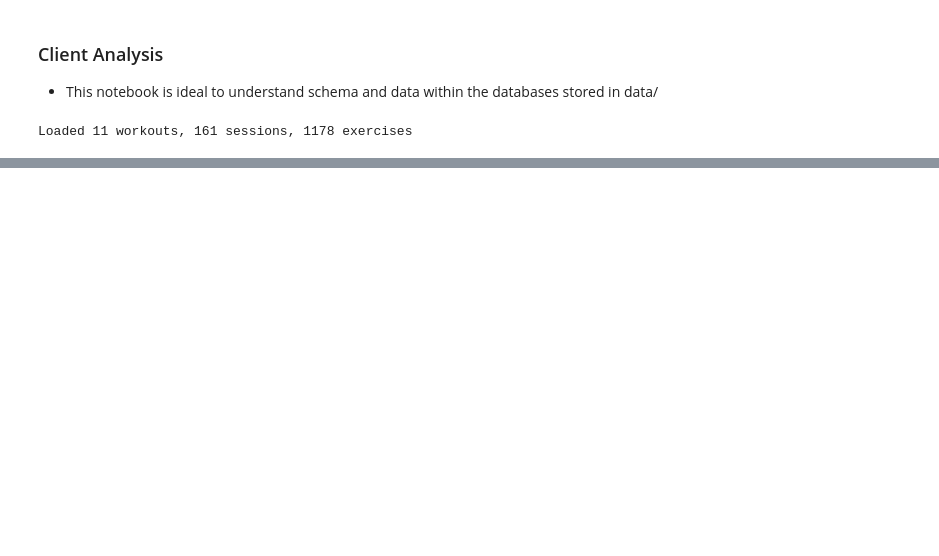
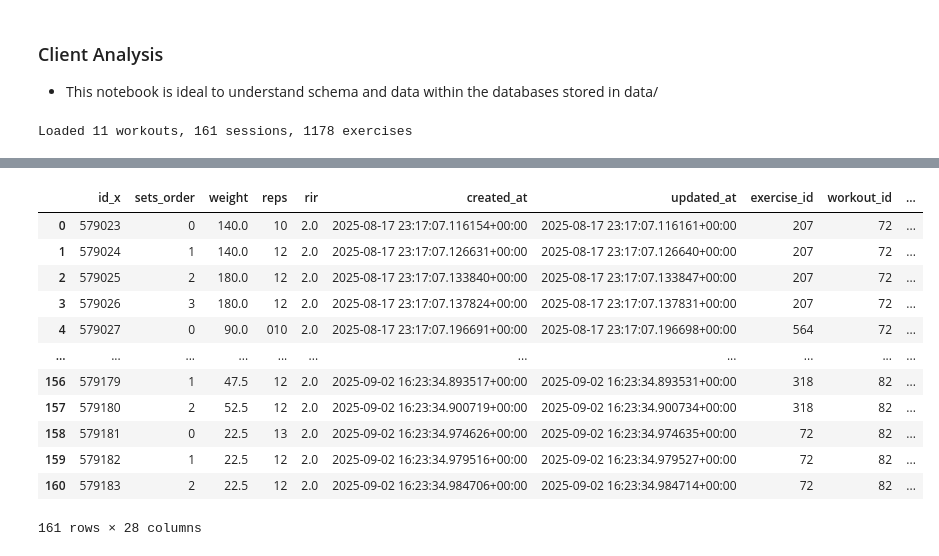
Before and after one commit to ddiaz1126/FibuWorkoutChat, a Jupyter notebook: notebooks/client_anaylsis.ipynb, the cells around one changed output, grey strips where cells are left out. Cells and saved outputs as stored; diff of their text form; code cells hidden in the pictures; blank space fills up the shorter version.

```diff
--- a/notebooks/client_anaylsis.ipynb
+++ b/notebooks/client_anaylsis.ipynb
@@ -23,0 +319,3 @@ Loaded 11 workouts, 161 sessions, 1178 exercises
+# %%
+# Remove Uneeded Columns
+sessions_df = sessions.drop(columns=['heart_rate', 'client_notes', 'trainer_notes'])
@@ -23,0 +364,18 @@ Loaded 11 workouts, 161 sessions, 1178 exercises
+# %%
+# Merge sessions with exercise data on exercise_id
+sessions_enriched = sessions_df.merge(
+    exercises[['id', 'name', 'muscle_group', 'equipment', 'complexity_level',
+               'contraindications', 'fatigue_level', 'joint_emphasis',
+               'movement_type', 'plane_of_motion', 'risk_level']],
+    left_on='exercise_id',
+    right_on='id',
+    how='left'
+)
+
+# Drop the redundant 'id' column from exercises
+# sessions_enriched = sessions_enriched.drop('id', axis=1)
+
+print(f"✅ Enriched sessions: {len(sessions_enriched)} rows")
+print(f"Columns added: {sessions_enriched.columns.tolist()}")
+print(f"\nSample data:")
+print(sessions_enriched[['exercise_id', 'name', 'muscle_group', 'equipment']].head())
@@ -23,0 +393,16 @@ Loaded 11 workouts, 161 sessions, 1178 exercises
+# %%
+sessions_enriched
+# %% [output]
+|  | id_x | sets_order | weight | reps | rir | created_at | updated_at | exercise_id | workout_id | ... |
+| 0 | 579023 | 0 | 140.0 | 10 | 2.0 | 2025-08-17 23:17:07.116154+00:00 | 2025-08-17 23:17:07.116161+00:00 | 207 | 72 | ... |
+| 1 | 579024 | 1 | 140.0 | 12 | 2.0 | 2025-08-17 23:17:07.126631+00:00 | 2025-08-17 23:17:07.126640+00:00 | 207 | 72 | ... |
+| 2 | 579025 | 2 | 180.0 | 12 | 2.0 | 2025-08-17 23:17:07.133840+00:00 | 2025-08-17 23:17:07.133847+00:00 | 207 | 72 | ... |
+| 3 | 579026 | 3 | 180.0 | 12 | 2.0 | 2025-08-17 23:17:07.137824+00:00 | 2025-08-17 23:17:07.137831+00:00 | 207 | 72 | ... |
+| 4 | 579027 | 0 | 90.0 | 010 | 2.0 | 2025-08-17 23:17:07.196691+00:00 | 2025-08-17 23:17:07.196698+00:00 | 564 | 72 | ... |
+| ... | ... | ... | ... | ... | ... | ... | ... | ... | ... | ... |
+| 156 | 579179 | 1 | 47.5 | 12 | 2.0 | 2025-09-02 16:23:34.893517+00:00 | 2025-09-02 16:23:34.893531+00:00 | 318 | 82 | ... |
+| 157 | 579180 | 2 | 52.5 | 12 | 2.0 | 2025-09-02 16:23:34.900719+00:00 | 2025-09-02 16:23:34.900734+00:00 | 318 | 82 | ... |
+| 158 | 579181 | 0 | 22.5 | 13 | 2.0 | 2025-09-02 16:23:34.974626+00:00 | 2025-09-02 16:23:34.974635+00:00 | 72 | 82 | ... |
+| 159 | 579182 | 1 | 22.5 | 12 | 2.0 | 2025-09-02 16:23:34.979516+00:00 | 2025-09-02 16:23:34.979527+00:00 | 72 | 82 | ... |
+| 160 | 579183 | 2 | 22.5 | 12 | 2.0 | 2025-09-02 16:23:34.984706+00:00 | 2025-09-02 16:23:34.984714+00:00 | 72 | 82 | ... |
+161 rows × 28 columns
```
Also changed, not shown: parts of 19 cells of this notebook, 9 other files.
